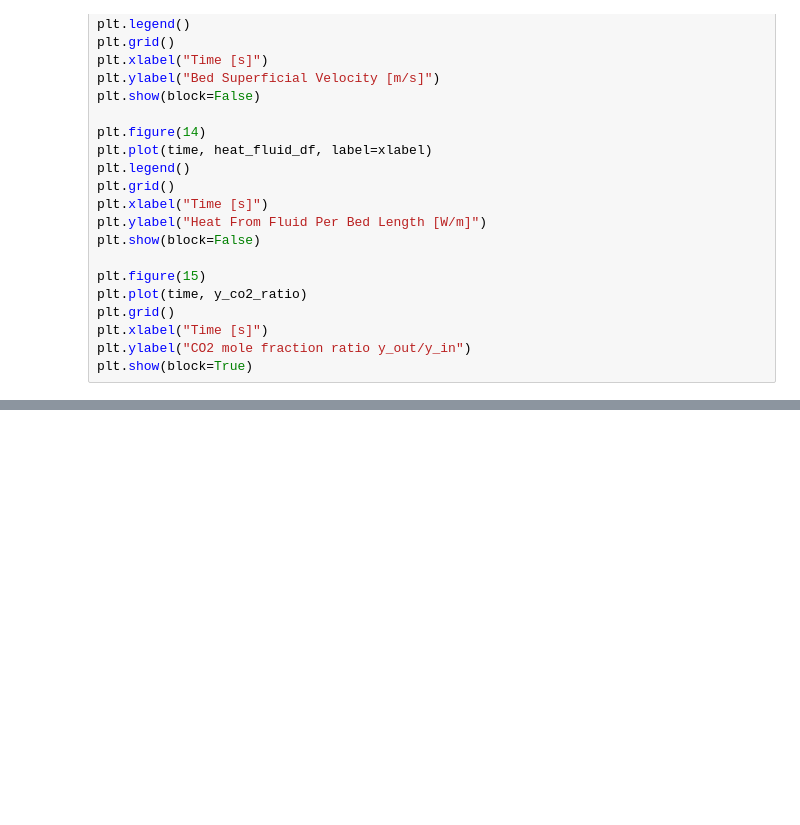
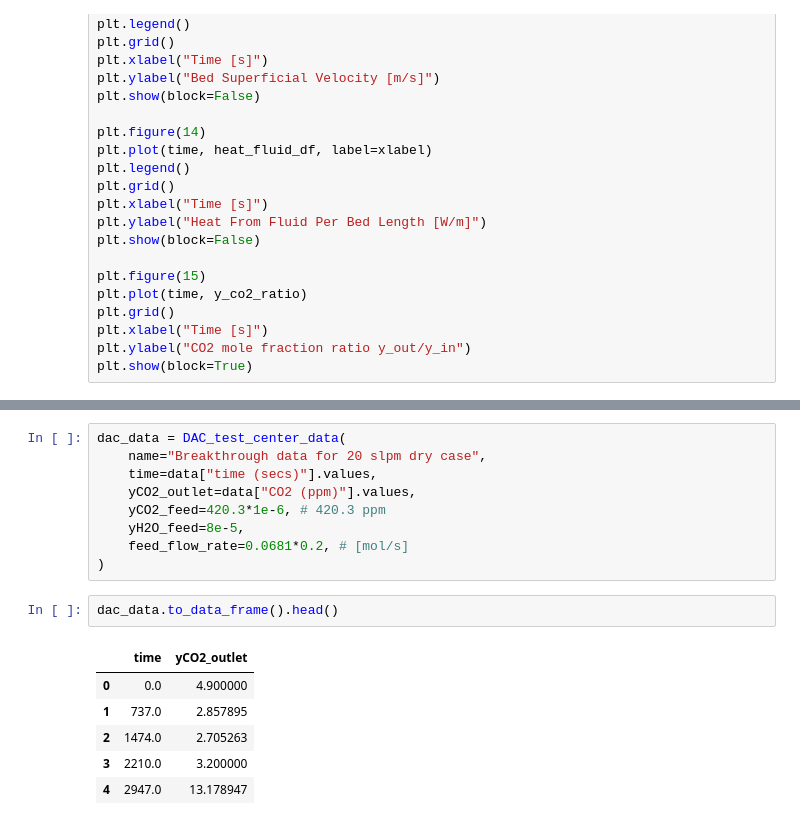
Before and after one commit to Ryan-Hughes-8/idaes-pse, a Jupyter notebook: idaes/models_extra/tvsa_1d/flowsheets/lewatit_breakthrough.ipynb, the cells around one changed output, grey strips where cells are left out. Saved outputs shown, nothing was run; the diff lists cells and outputs as text; blank space fills up the shorter version.

```diff
--- a/idaes/models_extra/tvsa_1d/flowsheets/lewatit_breakthrough.ipynb
+++ b/idaes/models_extra/tvsa_1d/flowsheets/lewatit_breakthrough.ipynb
@@ -625,0 +1576,18 @@ _mole_frac_comp_inlet_ref : Size=93, Index=fs._time*fs.gas_properties.component_
+# %%
+dac_data = DAC_test_center_data(
+    name="Breakthrough data for 20 slpm dry case",
+    time=data["time (secs)"].values,
+    yCO2_outlet=data["CO2 (ppm)"].values,
+    yCO2_feed=420.3*1e-6, # 420.3 ppm
+    yH2O_feed=8e-5,
+    feed_flow_rate=0.0681*0.2, # [mol/s]
+)
+# %%
+dac_data.to_data_frame().head()
+# %% [output]
+|  | time | yCO2_outlet |
+| 0 | 0.0 | 4.900000 |
+| 1 | 737.0 | 2.857895 |
+| 2 | 1474.0 | 2.705263 |
+| 3 | 2210.0 | 3.200000 |
+| 4 | 2947.0 | 13.178947 |
```
Also changed, not shown: parts of 46 cells of this notebook.
